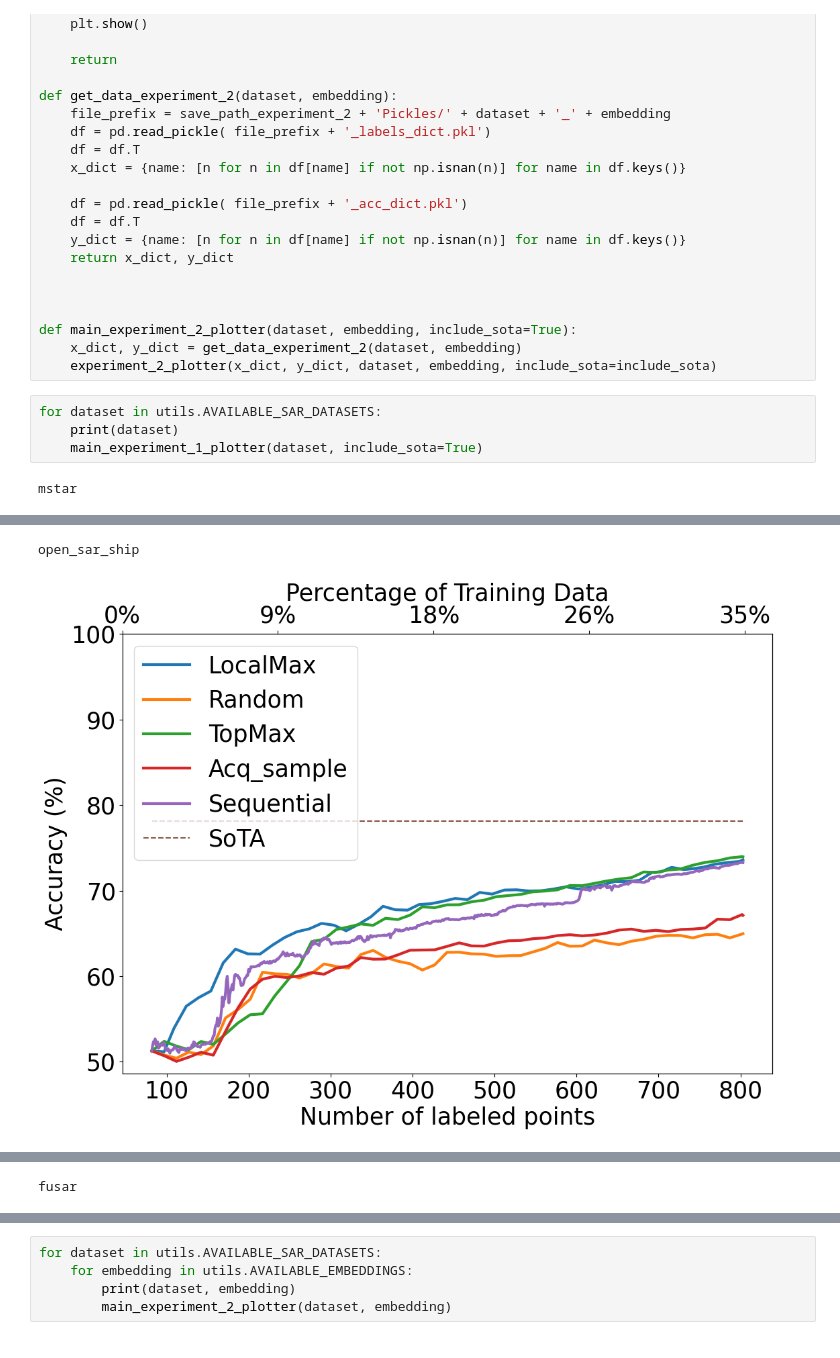
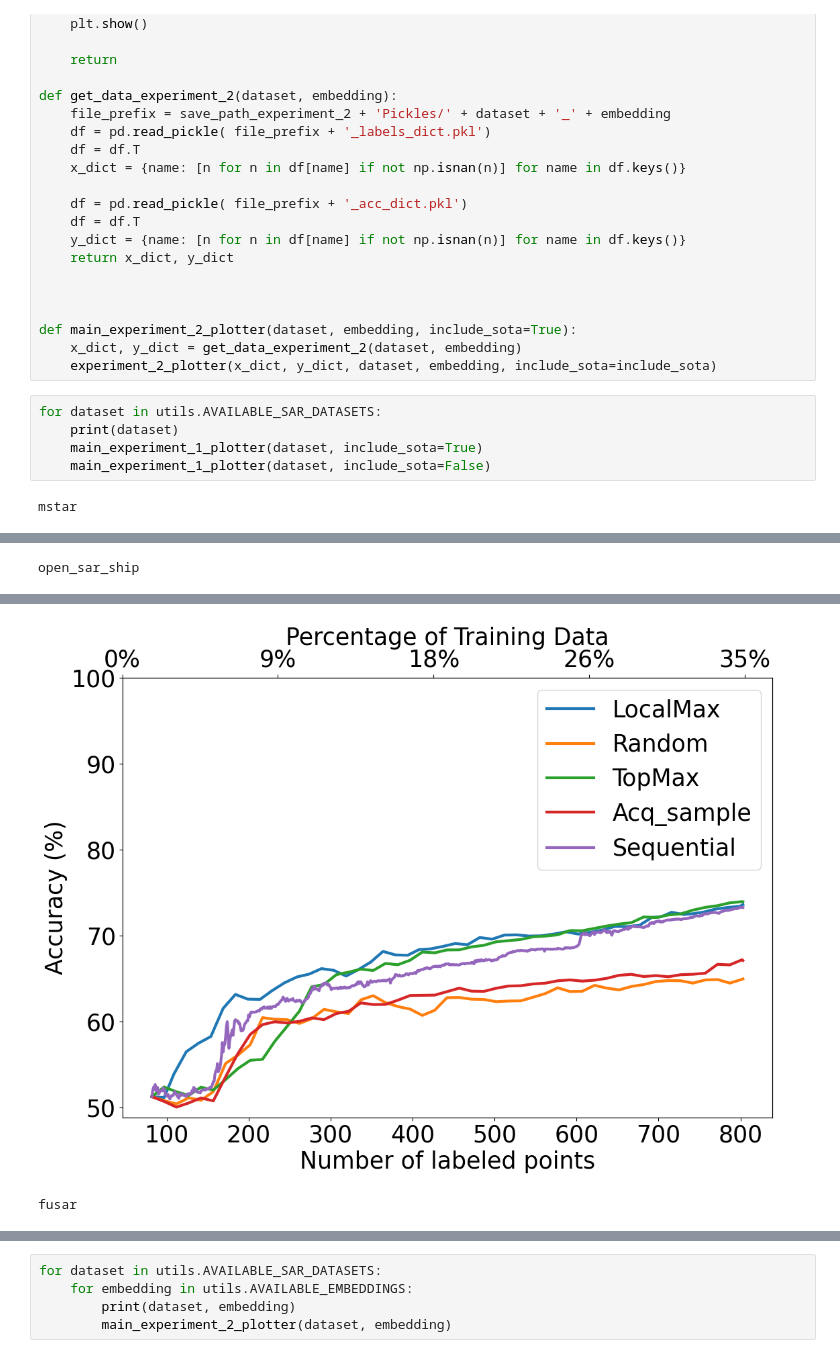
Before and after one commit to chapman20j/SAR_BAL, a Jupyter notebook: Plots with Percentages.ipynb, the cells around one changed output, grey strips where cells are left out. Drawn from its saved outputs; the diff is of its cells as text.

```diff
--- a/Plots with Percentages.ipynb
+++ b/Plots with Percentages.ipynb
@@ -153,6 +153,7 @@ def main_experiment_2_plotter(dataset, embedding, include_sota=True):
 for dataset in utils.AVAILABLE_SAR_DATASETS:
     print(dataset)
     main_experiment_1_plotter(dataset, include_sota=True)
+    main_experiment_1_plotter(dataset, include_sota=False)
 # %% [output]
 mstar
 [figure]
@@ -159,2 +161 @@ mstar
 open_sar_ship
-[figure, old version]
@@ -161 +163,2 @@ open_sar_ship
+[figure, added]
 fusar
```
Also changed, not shown: parts of 2 cells of this notebook, 31 other files.
